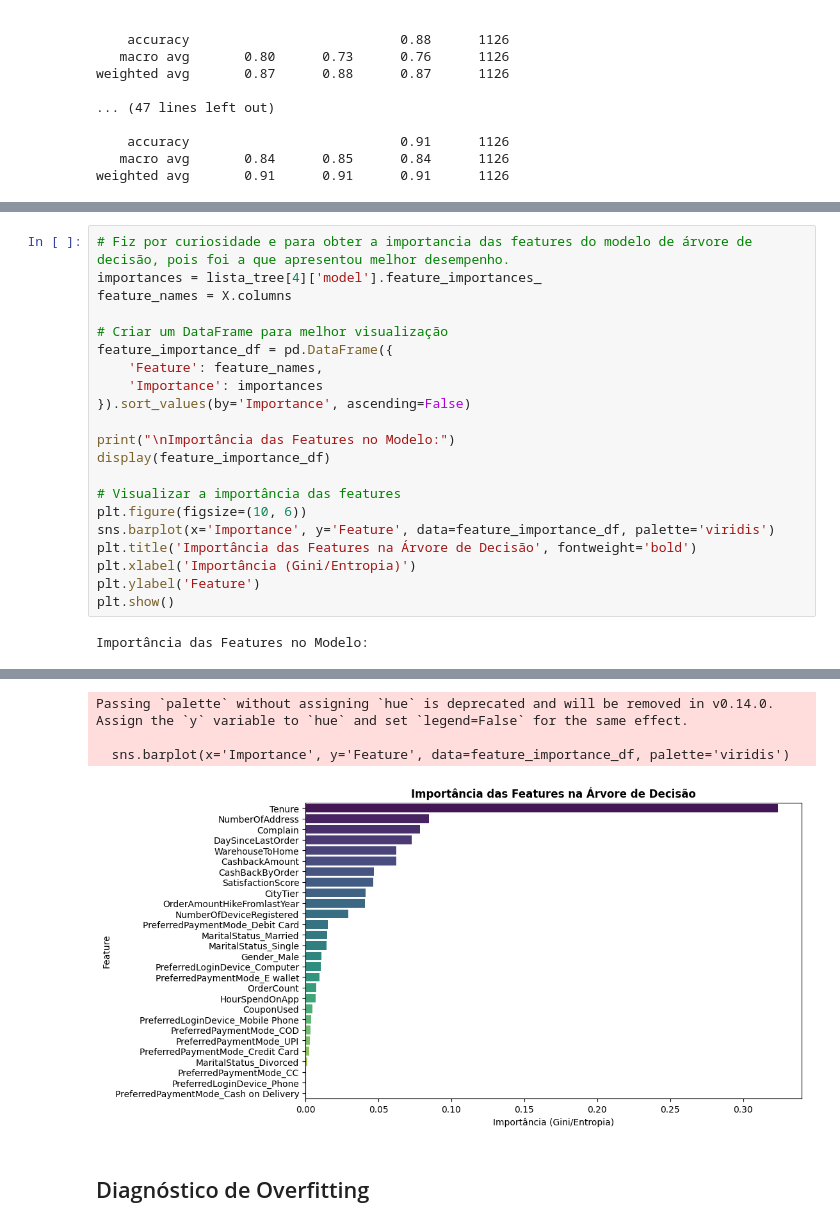
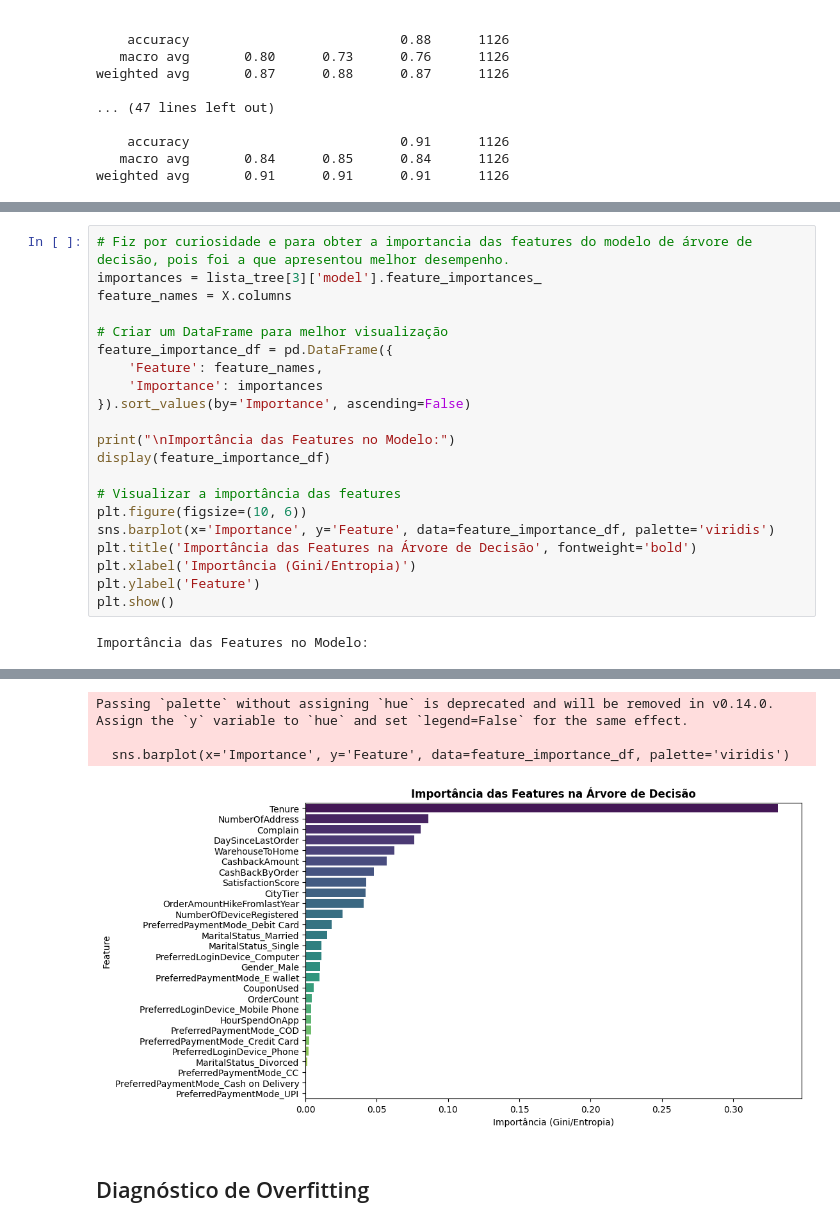
Before and after one commit to FeLazarotto/SCTEC-projeto-avaliativo-M1, a Jupyter notebook: SCTEC-projeto-avaliativo-M1.ipynb, the cells around one changed output, grey strips where cells are left out. Saved outputs shown, nothing was run; the diff lists cells and outputs as text.

```diff
--- a/SCTEC-projeto-avaliativo-M1.ipynb
+++ b/SCTEC-projeto-avaliativo-M1.ipynb
@@ -553,7 +552,7 @@ weighted avg       0.84      0.86      0.83      1126        weighted avg
 ------------------------------------------------------------------------------------------------------------------------
 # %%
 # Fiz por curiosidade e para obter a importancia das features do modelo de árvore de decisão, pois foi a que apresentou melhor desempenho.
-importances = lista_tree[4]['model'].feature_importances_
+importances = lista_tree[3]['model'].feature_importances_
 feature_names = X.columns
 
 # Criar um DataFrame para melhor visualização
@@ -594,7 +593,7 @@ Importância das Features no Modelo:
 Passing `palette` without assigning `hue` is deprecated and will be removed in v0.14.0. Assign the `y` variable to `hue` and set `legend=False` for the same effect.
 
   sns.barplot(x='Importance', y='Feature', data=feature_importance_df, palette='viridis')
-[figure, old version]
+[figure, new version]
 # %% [markdown]
 ## Diagnóstico de Overfitting
 # %% [markdown]
```
Also changed, not shown: parts of 3 cells of this notebook, 1 other file.
